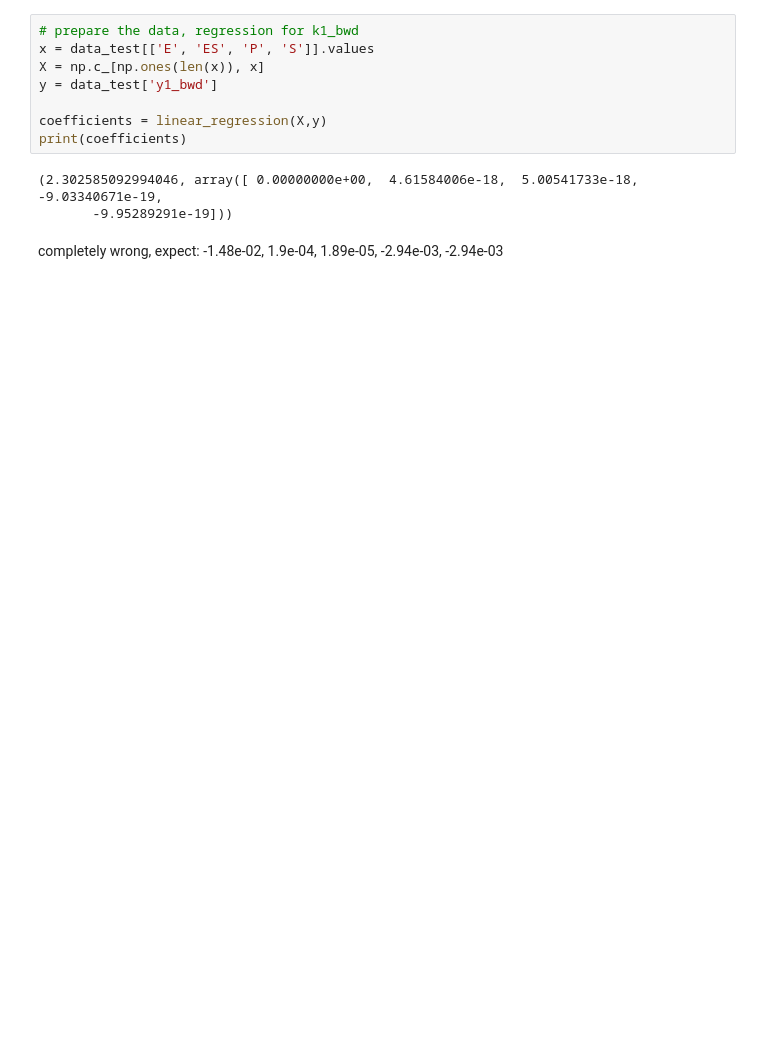
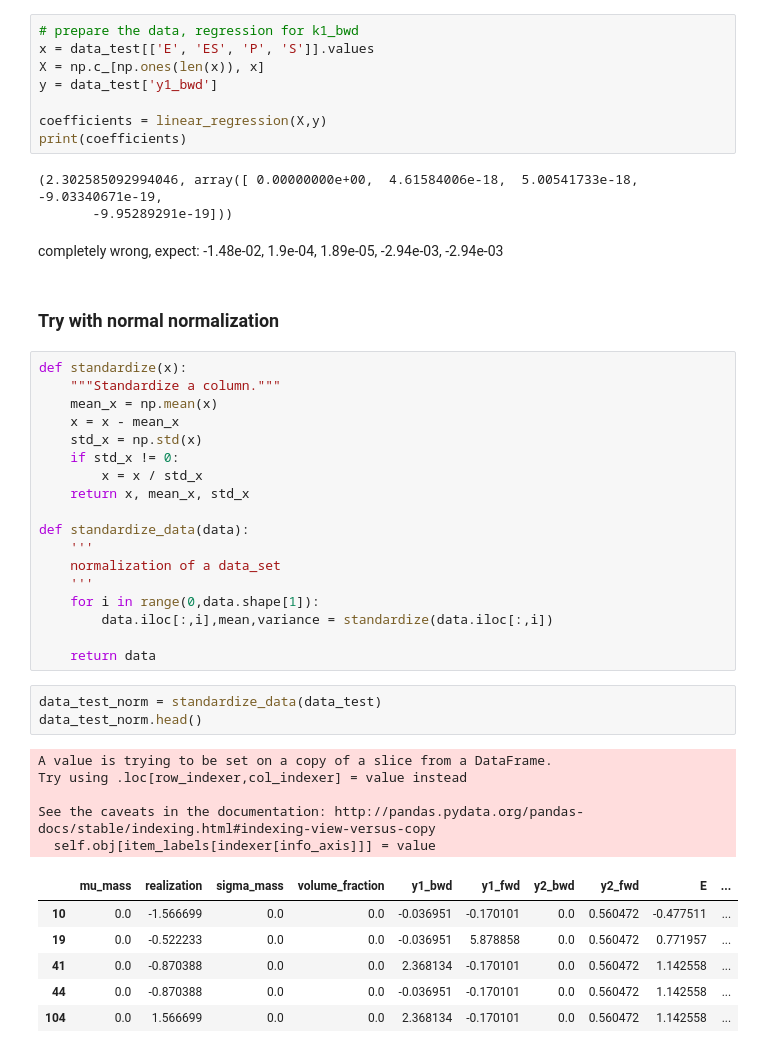
Before and after one commit to WilliamCappelletti/ML_CS433_project2, a Jupyter notebook: src/Marie_test.ipynb, the cells around one changed output. Saved outputs shown, nothing was run; the diff lists cells and outputs as text; blank space fills up the shorter version.

Commit message:
normal standardization

```diff
--- a/src/Marie_test.ipynb
+++ b/src/Marie_test.ipynb
@@ -146,3 +149,38 @@ print(coefficients)
        -9.95289291e-19]))
 # %% [markdown]
 completely wrong, expect: -1.48e-02, 1.9e-04, 1.89e-05, -2.94e-03, -2.94e-03
+# %% [markdown]
+### Try with normal normalization
+# %%
+def standardize(x):
+    """Standardize a column."""
+    mean_x = np.mean(x)
+    x = x - mean_x
+    std_x = np.std(x)
+    if std_x != 0:
+        x = x / std_x
+    return x, mean_x, std_x
+
+def standardize_data(data):
+    '''
+    normalization of a data_set
+    '''
+    for i in range(0,data.shape[1]):
+        data.iloc[:,i],mean,variance = standardize(data.iloc[:,i])
+
+    return data
+# %%
+data_test_norm = standardize_data(data_test)
+data_test_norm.head()
+# %% [output]
+A value is trying to be set on a copy of a slice from a DataFrame.
+Try using .loc[row_indexer,col_indexer] = value instead
+
+See the caveats in the documentation: http://pandas.pydata.org/pandas-docs/stable/indexing.html#indexing-view-versus-copy
+  self.obj[item_labels[indexer[info_axis]]] = value
+|  | mu_mass | realization | sigma_mass | volume_fraction | y1_bwd | y1_fwd | y2_bwd | y2_fwd | E | ... |
+| 10 | 0.0 | -1.566699 | 0.0 | 0.0 | -0.036951 | -0.170101 | 0.0 | 0.560472 | -0.477511 | ... |
+| 19 | 0.0 | -0.522233 | 0.0 | 0.0 | -0.036951 | 5.878858 | 0.0 | 0.560472 | 0.771957 | ... |
+| 41 | 0.0 | -0.870388 | 0.0 | 0.0 | 2.368134 | -0.170101 | 0.0 | 0.560472 | 1.142558 | ... |
+| 44 | 0.0 | -0.870388 | 0.0 | 0.0 | -0.036951 | -0.170101 | 0.0 | 0.560472 | 1.142558 | ... |
+| 104 | 0.0 | 1.566699 | 0.0 | 0.0 | 2.368134 | -0.170101 | 0.0 | 0.560472 | 1.142558 | ... |
```
Also changed, not shown: parts of 7 cells of this notebook.
